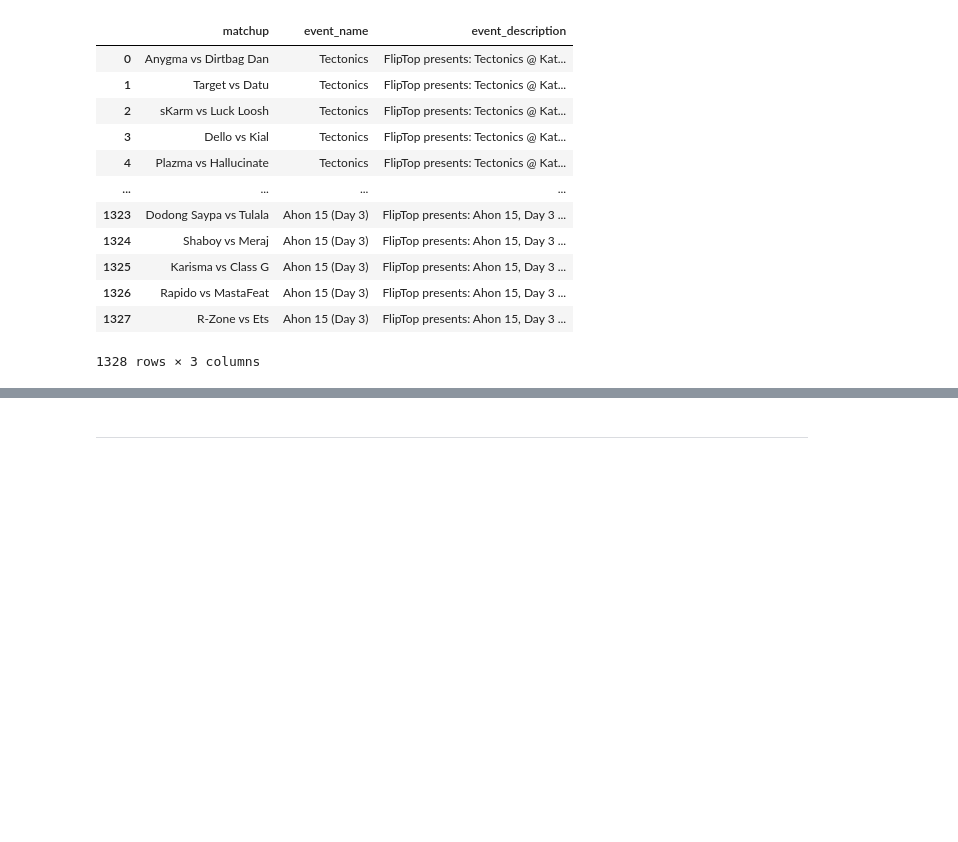
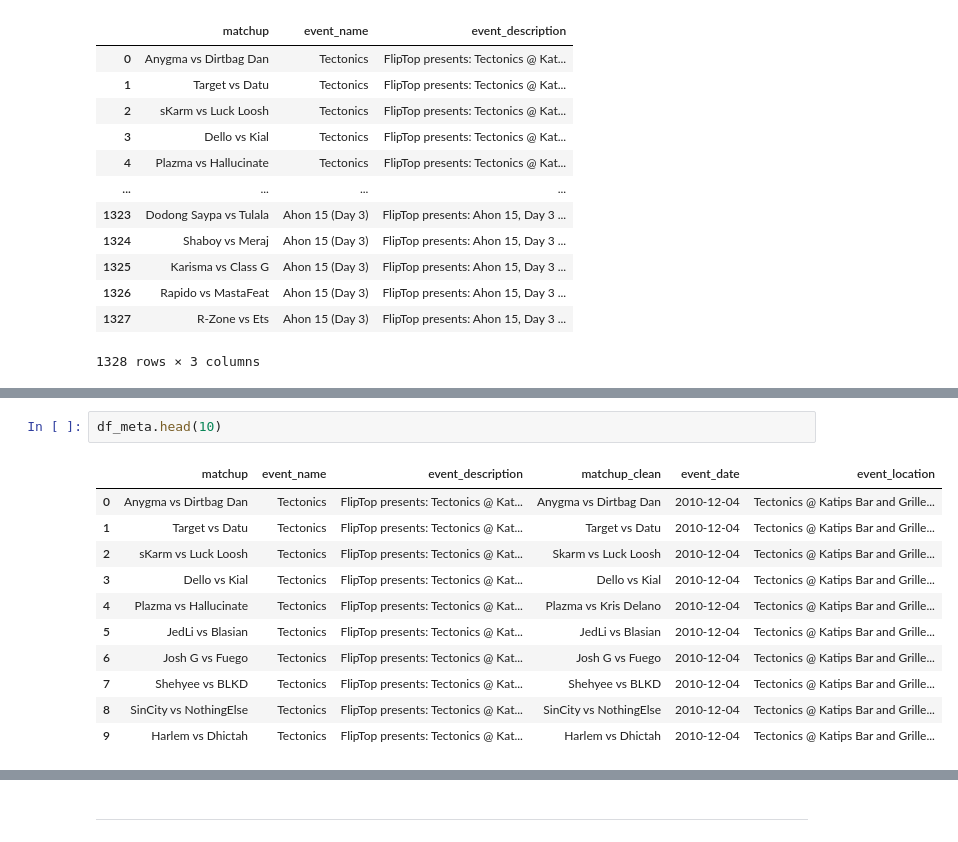
Before and after one commit to russluber/fliptop-analysis, a Jupyter notebook: notebooks/eda.ipynb, the cells around one changed output, grey strips where cells are left out. Cells and saved outputs as stored; diff of their text form; blank space fills up the shorter version.

Commit message:
Create metadata dataframe pipeline

```diff
--- a/notebooks/eda.ipynb
+++ b/notebooks/eda.ipynb
@@ -700,0 +753,14 @@ def clean_matchup(df: pd.DataFrame) -> pd.DataFrame:
+# %%
+df_meta.head(10)
+# %% [output]
+|  | matchup | event_name | event_description | matchup_clean | event_date | event_location |
+| 0 | Anygma vs Dirtbag Dan | Tectonics | FlipTop presents: Tectonics @ Kat... | Anygma vs Dirtbag Dan | 2010-12-04 | Tectonics @ Katips Bar and Grille... |
+| 1 | Target vs Datu | Tectonics | FlipTop presents: Tectonics @ Kat... | Target vs Datu | 2010-12-04 | Tectonics @ Katips Bar and Grille... |
+| 2 | sKarm vs Luck Loosh | Tectonics | FlipTop presents: Tectonics @ Kat... | Skarm vs Luck Loosh | 2010-12-04 | Tectonics @ Katips Bar and Grille... |
+| 3 | Dello vs Kial | Tectonics | FlipTop presents: Tectonics @ Kat... | Dello vs Kial | 2010-12-04 | Tectonics @ Katips Bar and Grille... |
+| 4 | Plazma vs Hallucinate | Tectonics | FlipTop presents: Tectonics @ Kat... | Plazma vs Kris Delano | 2010-12-04 | Tectonics @ Katips Bar and Grille... |
+| 5 | JedLi vs Blasian | Tectonics | FlipTop presents: Tectonics @ Kat... | JedLi vs Blasian | 2010-12-04 | Tectonics @ Katips Bar and Grille... |
+| 6 | Josh G vs Fuego | Tectonics | FlipTop presents: Tectonics @ Kat... | Josh G vs Fuego | 2010-12-04 | Tectonics @ Katips Bar and Grille... |
+| 7 | Shehyee vs BLKD | Tectonics | FlipTop presents: Tectonics @ Kat... | Shehyee vs BLKD | 2010-12-04 | Tectonics @ Katips Bar and Grille... |
+| 8 | SinCity vs NothingElse | Tectonics | FlipTop presents: Tectonics @ Kat... | SinCity vs NothingElse | 2010-12-04 | Tectonics @ Katips Bar and Grille... |
+| 9 | Harlem vs Dhictah | Tectonics | FlipTop presents: Tectonics @ Kat... | Harlem vs Dhictah | 2010-12-04 | Tectonics @ Katips Bar and Grille... |
```
Also changed, not shown: parts of 13 cells of this notebook.
